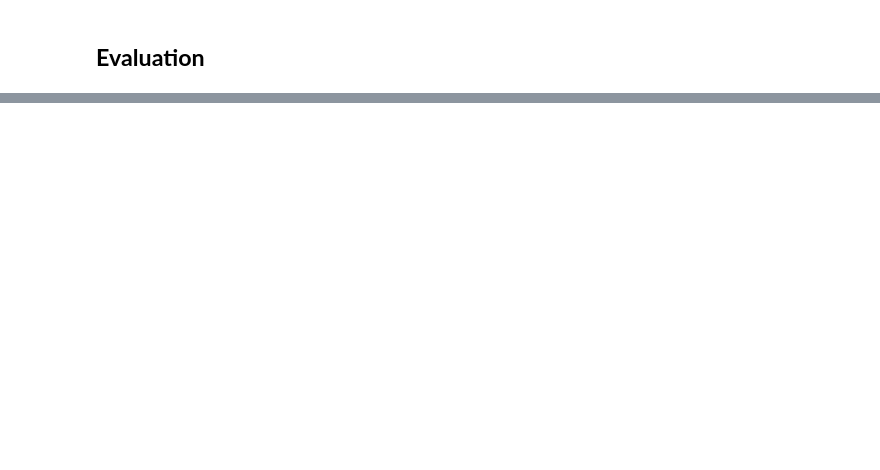
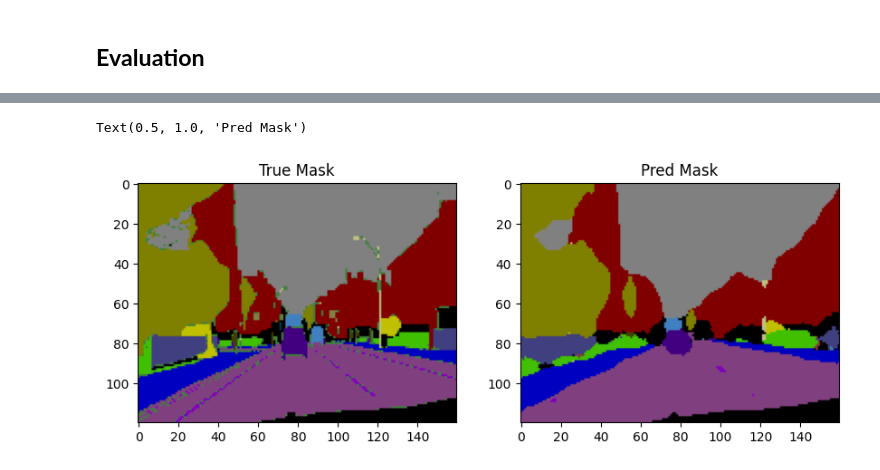
Before and after one commit to amirkasaei/Image-Segementation-CamVid-using-SegNet, a Jupyter notebook: SegNet_Tensorflow.ipynb, the cells around one changed output, grey strips where cells are left out. Saved outputs shown, nothing was run; the diff lists cells and outputs as text; code cells hidden in the pictures; blank space fills up the shorter version.

```diff
--- a/SegNet_Tensorflow.ipynb
+++ b/SegNet_Tensorflow.ipynb
@@ -339,0 +427,2 @@ plt.imshow(rgb_mask)
+# %%
+segnet_bn = load_model('segnet_bn_camvid.hdf5')
@@ -339,0 +434,2 @@ plt.imshow(rgb_mask)
+# %%
+y_pred = segnet_bn.predict(x_test)
@@ -339,0 +438,12 @@ plt.imshow(rgb_mask)
+# %%
+rgb_mask_pred = unadjust_mask(y_pred[0])
+rgb_mask_true = unadjust_mask(y_test[0])
+# %%
+fig, arr = plt.subplots(1, 2, figsize=(10, 10))
+arr[0].imshow(rgb_mask_true)
+arr[0].set_title('True Mask')
+arr[1].imshow(rgb_mask_pred)
+arr[1].set_title('Pred Mask')
+# %% [output]
+Text(0.5, 1.0, 'Pred Mask')
+[figure, added]
```
Also changed, not shown: parts of 39 cells of this notebook.
